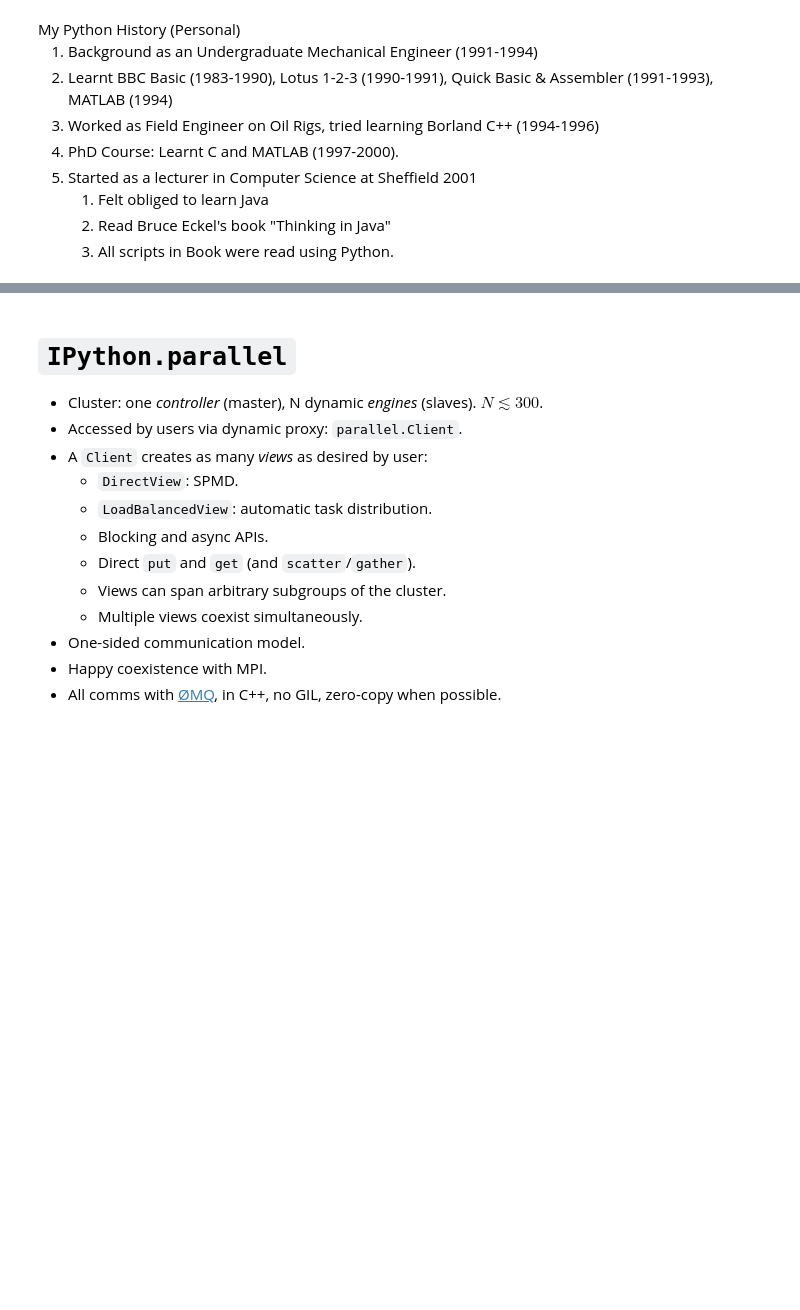
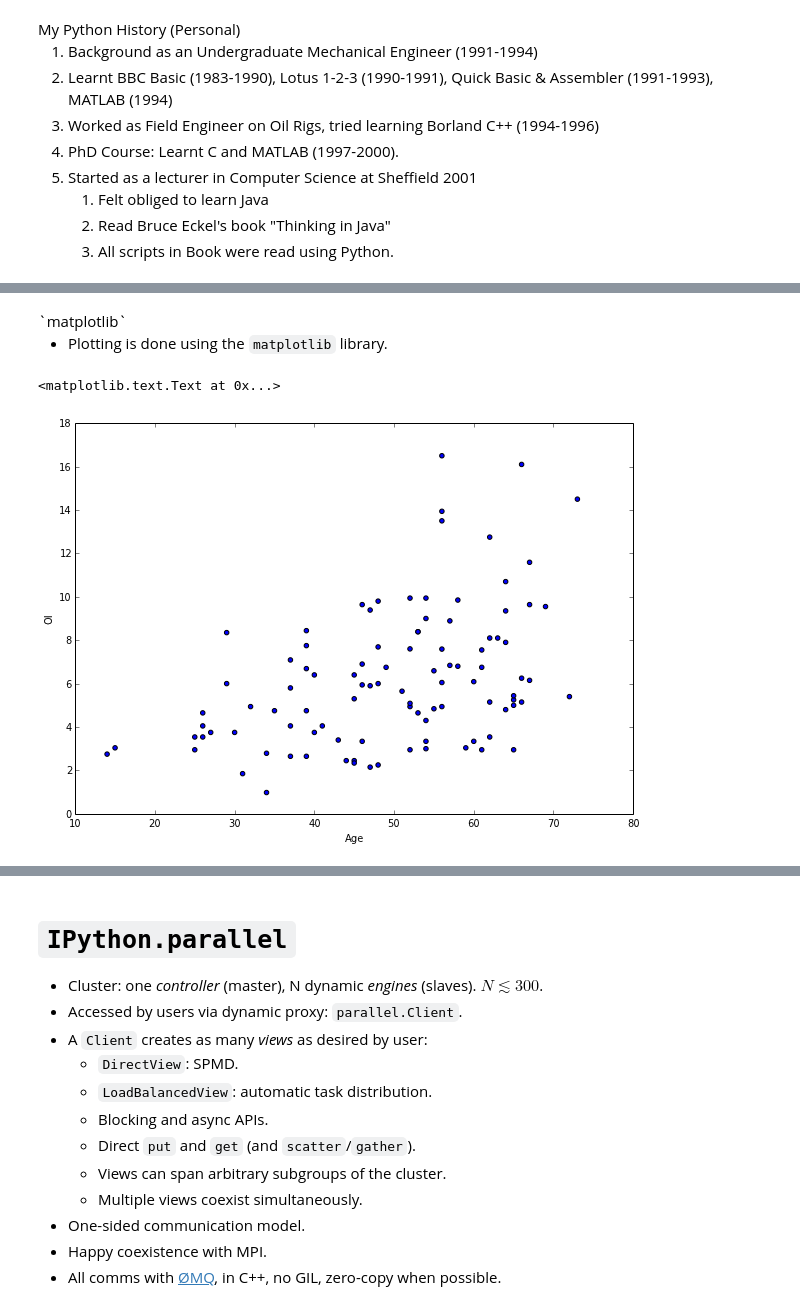
Before and after one commit to lawrennd/statslang, a Jupyter notebook: python/statslang.ipynb, the cells around one changed output, grey strips where cells are left out. Drawn from its saved outputs; the diff is of its cells as text; code cells hidden in the pictures; blank space fills up the shorter version.

```diff
--- a/python/statslang.ipynb
+++ b/python/statslang.ipynb
@@ -108,0 +124,7 @@ NameError: name 'YouTubeVideo' is not defined
+# %%
+import pandas as pd  # first we import the pandas library
+df = pd.read_csv('../R/data/regression.csv')  # now we read in the data
+
+# gender is stored as male/female. We convert it to 0/1
+df['Gender'] = df['Sex'].map( {'Female': 0, 'Male': 1} ).astype(int)
+df.describe()
@@ -108,0 +141,16 @@ NameError: name 'YouTubeVideo' is not defined
+# %% [markdown]
+<div class="slide-header">`matplotlib`</div>
+
+* Plotting is done using the `matplotlib` library.
+# %%
+# import a plotting library: matplotlib
+import matplotlib.pyplot as plt
+# ask for plots to appear in the notebook
+%matplotlib inline
+fig, ax = plt.subplots(figsize=(10, 7))
+ax.scatter(df.Age, df.OI)
+ax.set_xlabel('Age')
+ax.set_ylabel('OI')
+# %% [output]
+<matplotlib.text.Text at 0x...>
+[figure, added]
```
Also changed, not shown: parts of 40 cells of this notebook.
